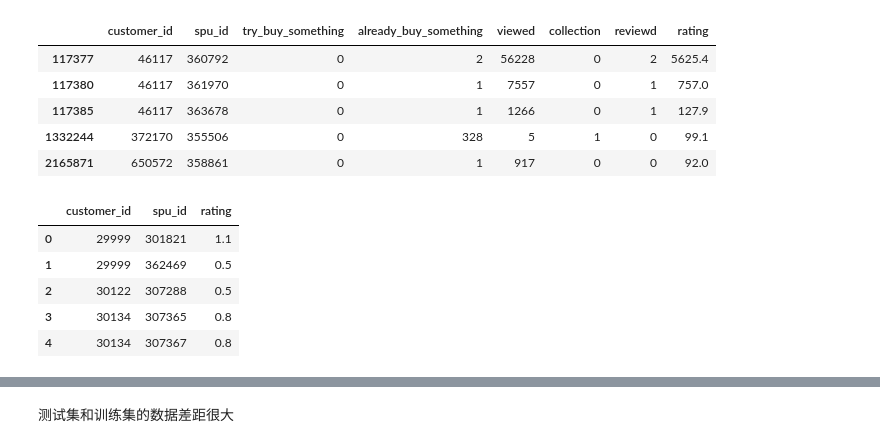
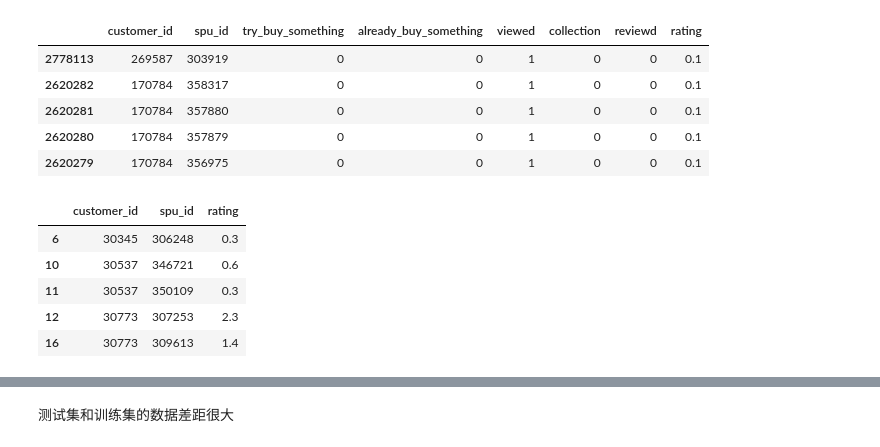
Before and after one commit to scalaview/dbhouse, a Jupyter notebook: notebooks/svd model.ipynb, the cells around one changed output, grey strips where cells are left out. Drawn from its saved outputs; the diff is of its cells as text; code cells hidden in the pictures.

```diff
--- a/notebooks/svd model.ipynb
+++ b/notebooks/svd model.ipynb
@@ -25,5 +37,5 @@ len(df)
 # %%
-df['rating'] = 0.2 * df['try_buy_something'] + 0.3 * df['already_buy_something'] + 0.1 * df['viewed'] + 0.2 * df['collection'] + df['reviewd']
-df.head()
+pdf['rating'] = 0.2 * pdf['try_buy_something'] + 0.3 * pdf['already_buy_something'] + 0.1 * pdf['viewed'] + 0.2 * pdf['collection'] + pdf['reviewd']
+pdf.head()
 # %% [output]
 |  | customer_id | spu_id | try_buy_something | already_buy_something | viewed | collection | reviewd | rating |
@@ -34,0 +47,3 @@ df.head()
+# %%
+pdf = pdf[~pdf.customer_id.isin([288942, 318769, 544120, 520906, 544120, 369949, 48632, 369556, 476317, 657795, 280205, 46117])]
+pdf['rating'].describe()
@@ -34,0 +60,4 @@ df.head()
+# %%
+df = pdf[pdf['viewed'] != 0]  #去掉view为0的
+df[df['rating'] < 50].rating.describe()  #去掉rating太大的
+df.rating.describe()
@@ -44,3 +82,0 @@ df.sort_values('rating', ascending=False).head()
-# %%
-df = df[~df.customer_id.isin([288942, 318769, 544120, 520906, 544120, 369949, 48632, 369556, 476317, 657795, 280205])]
-df['rating'].describe()
@@ -57,21 +83,21 @@ Name: rating, dtype: float64
 # %%
-df.sort_values('rating', ascending=False).head()
+df.sort_values('rating', ascending=True).head()
 # %% [output]
 |  | customer_id | spu_id | try_buy_something | already_buy_something | viewed | collection | reviewd | rating |
-| 117377 | 46117 | 360792 | 0 | 2 | 56228 | 0 | 2 | 5625.4 |
-| 117380 | 46117 | 361970 | 0 | 1 | 7557 | 0 | 1 | 757.0 |
-| 117385 | 46117 | 363678 | 0 | 1 | 1266 | 0 | 1 | 127.9 |
-| 1332244 | 372170 | 355506 | 0 | 328 | 5 | 1 | 0 | 99.1 |
-| 2165871 | 650572 | 358861 | 0 | 1 | 917 | 0 | 0 | 92.0 |
+| 2778113 | 269587 | 303919 | 0 | 0 | 1 | 0 | 0 | 0.1 |
+| 2620282 | 170784 | 358317 | 0 | 0 | 1 | 0 | 0 | 0.1 |
+| 2620281 | 170784 | 357880 | 0 | 0 | 1 | 0 | 0 | 0.1 |
+| 2620280 | 170784 | 357879 | 0 | 0 | 1 | 0 | 0 | 0.1 |
+| 2620279 | 170784 | 356975 | 0 | 0 | 1 | 0 | 0 | 0.1 |
 # %%
-df[['customer_id', 'spu_id', 'rating']][:100000].head()
+df[['customer_id', 'spu_id', 'rating']][:1000000].head()
 # %% [output]
 |  | customer_id | spu_id | rating |
-| 0 | 29999 | 301821 | 1.1 |
-| 1 | 29999 | 362469 | 0.5 |
-| 2 | 30122 | 307288 | 0.5 |
-| 3 | 30134 | 307365 | 0.8 |
-| 4 | 30134 | 307367 | 0.8 |
+| 6 | 30345 | 306248 | 0.3 |
+| 10 | 30537 | 346721 | 0.6 |
+| 11 | 30537 | 350109 | 0.3 |
+| 12 | 30773 | 307253 | 2.3 |
+| 16 | 30773 | 309613 | 1.4 |
 # %%
 df.info()
 # %% [output]
```
Also changed, not shown: parts of 20 cells of this notebook.
